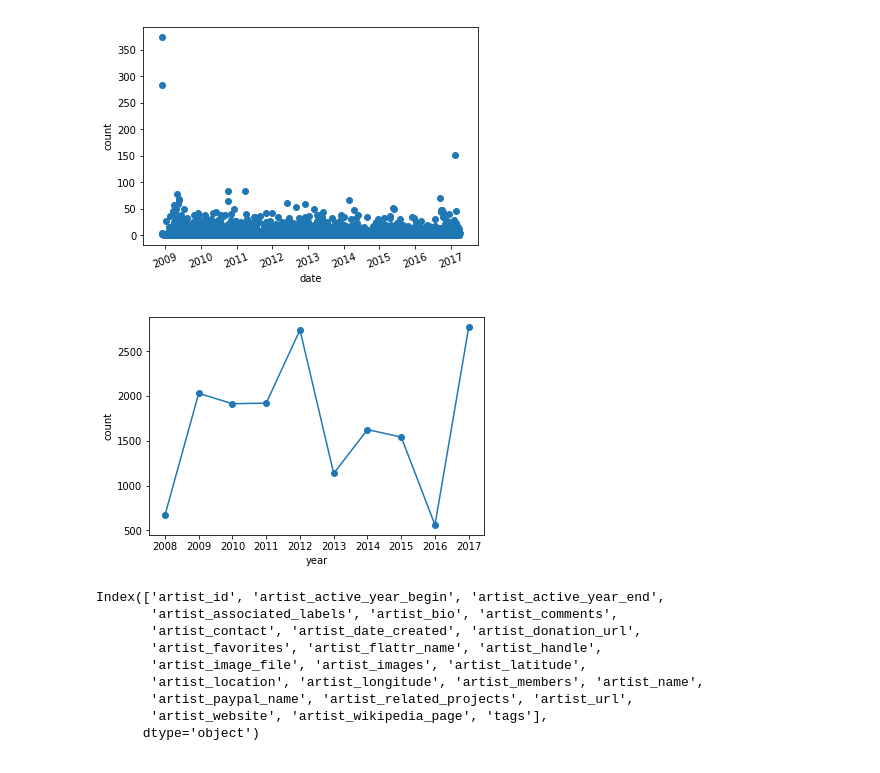
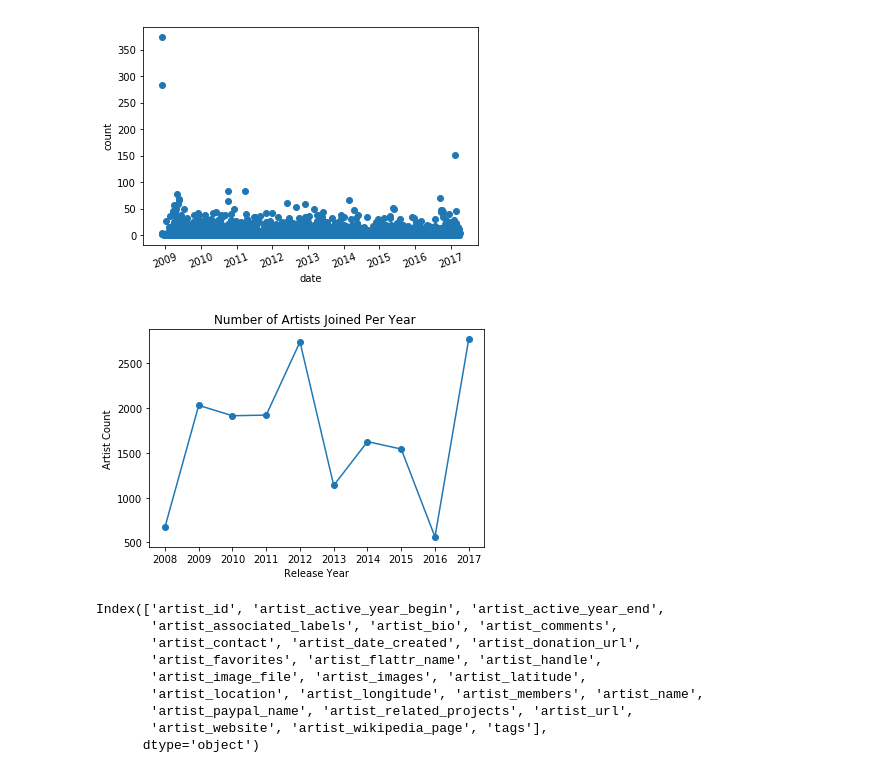
Before and after one commit to Evelios/gen-really, a Jupyter notebook: POCS_final.ipynb, the cells around one changed output. Saved outputs shown, nothing was run; the diff lists cells and outputs as text; code cells hidden in the pictures.

```diff
--- a/POCS_final.ipynb
+++ b/POCS_final.ipynb
@@ -29,5 +29,7 @@ for index, row in artist.iterrows():
         continue
     elif math.isnan(row['artist_longitude']):
         continue
+    elif row['tags'] == '[]':
+        continue
     else:
-        location.append((row['artist_longitude'],row['artist_latitude']))
+        location.append((row['artist_longitude'],row['artist_latitude'],row['tags']))
@@ -99,10 +122,10 @@ plt.show()
 logdays = []
 logcounts = []
 for i in days:
-    x = np.log(i)
+    x = np.log10(i)
     logdays.append(x)
 for j in counts:
-    y = np.log(j)
+    y = np.log10(j)
     logcounts.append(y)
 plt.title('log-log plot')
 plt.xlabel('log number')
@@ -123,7 +146,7 @@ from scipy.stats import linregress
 from scipy import stats
 slope,intercept, r_value, p_value, std_err = stats.linregress(logdays,logcounts)
 # %%
-r = np.linspace(0, 5, num=50)
+r = np.linspace(0, 2, num=50)
 y = []
 for i in r:
     e = intercept+slope*i
@@ -171,14 +194,15 @@ for i in date_count.keys():
 # %%
 x = list(year_count.keys())
 x.sort()
 y = list(year_count.values())
 plt.scatter(x,y)
 plt.plot(x,y)
-plt.xlabel('year')
-plt.ylabel('count')
+plt.title('Number of Artists Joined Per Year ')
+plt.xlabel('Release Year')
+plt.ylabel('Artist Count')
 plt.show()
 # %% [output]
-[figure, old version]
+[figure, new version]
 # %%
 cols = artist.columns
 # %%
```
Also changed, not shown: parts of 45 cells of this notebook.
